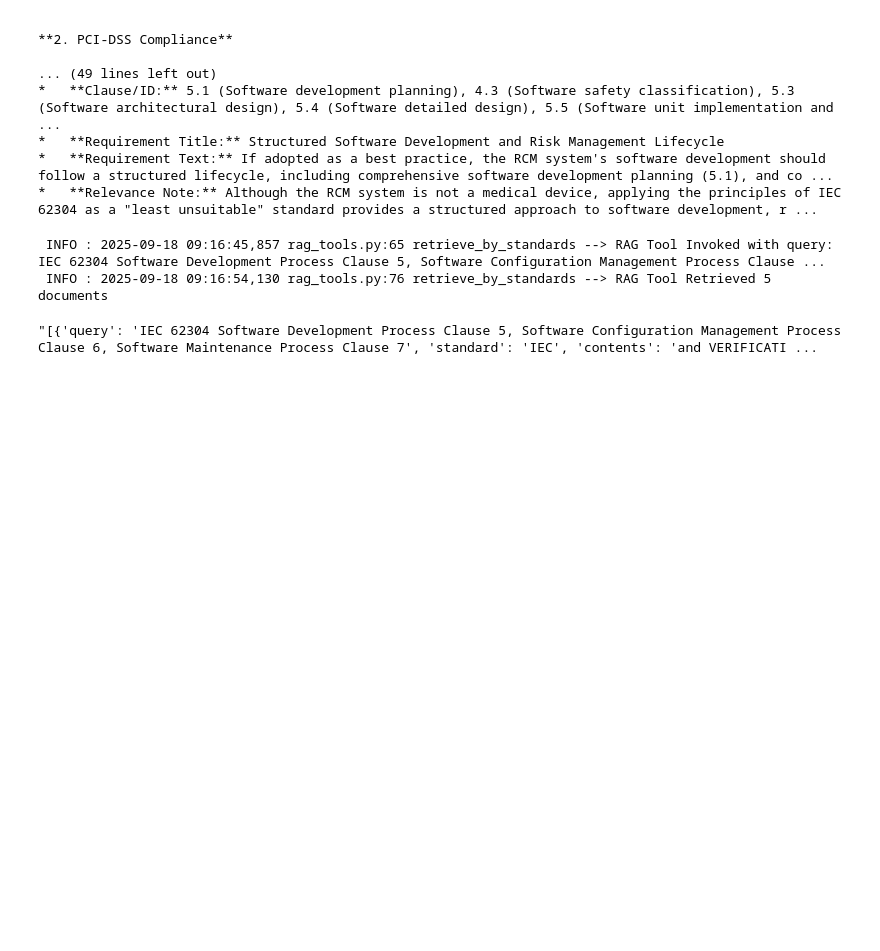
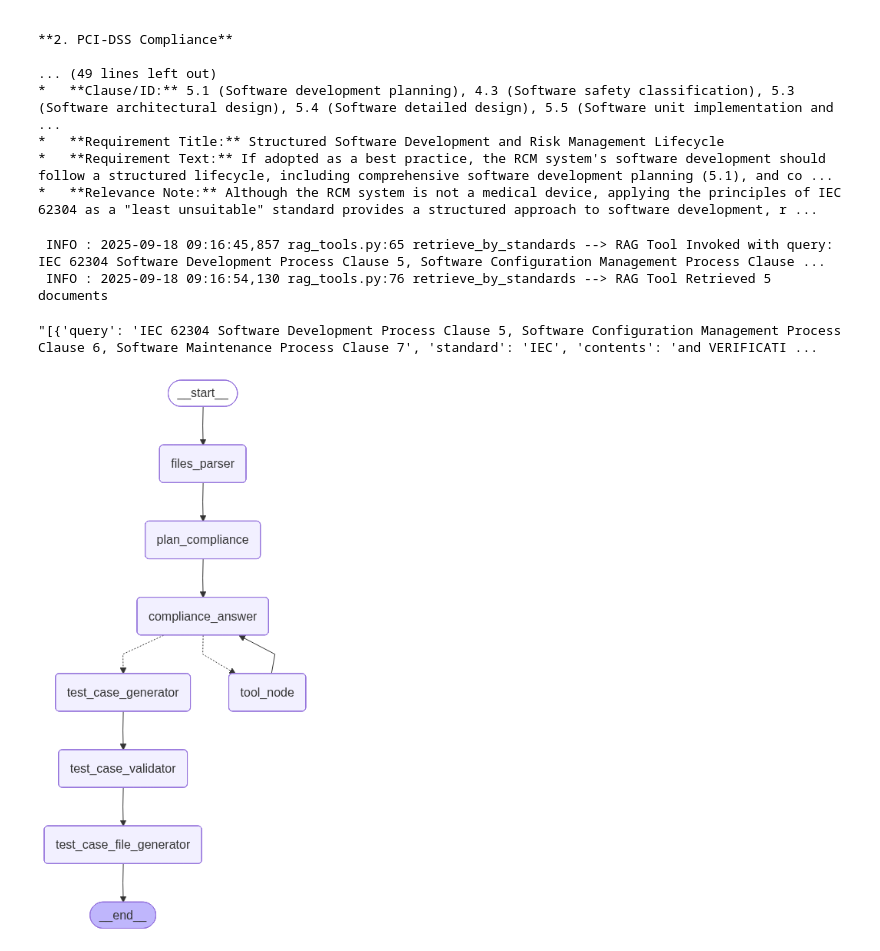
Before and after one commit to brejesh4318/GenAI-Hackathon, a Jupyter notebook: test.ipynb, the cells around one changed output. Cells and saved outputs as stored; diff of their text form; code cells hidden in the pictures; blank space fills up the shorter version.

```diff
--- a/test.ipynb
+++ b/test.ipynb
@@ -300,3 +296,10 @@ retrieve_by_standards("IEC 62304 Software Development Process Clause 5, Software
  INFO : 2025-09-18 09:16:45,857 rag_tools.py:65 retrieve_by_standards --> RAG Tool Invoked with query: IEC 62304 Software Development Process Clause 5, Software Configuration Management Process Clause ...
  INFO : 2025-09-18 09:16:54,130 rag_tools.py:76 retrieve_by_standards --> RAG Tool Retrieved 5 documents
 "[{'query': 'IEC 62304 Software Development Process Clause 5, Software Configuration Management Process Clause 6, Software Maintenance Process Clause 7', 'standard': 'IEC', 'contents': 'and VERIFICATI ...
+# %%
+from app.services.llm_services.graph_pipeline import GraphPipe
+from app.services.llm_services.llm_implementation.gemini_models import Gemini25FlashLiteLLM, Gemini25FlashLLM
+llm = Gemini25FlashLLM()
+# %%
+graph = GraphPipe(llm = llm)
+comp_graph = graph.compile_graph()
@@ -302,0 +308,4 @@ retrieve_by_standards("IEC 62304 Software Development Process Clause 5, Software
+# %%
+display(Image(comp_graph.get_graph().draw_mermaid_png()))
+# %% [output]
+[figure, added]
```
Also changed, not shown: parts of 5 cells of this notebook, 3 other files.
